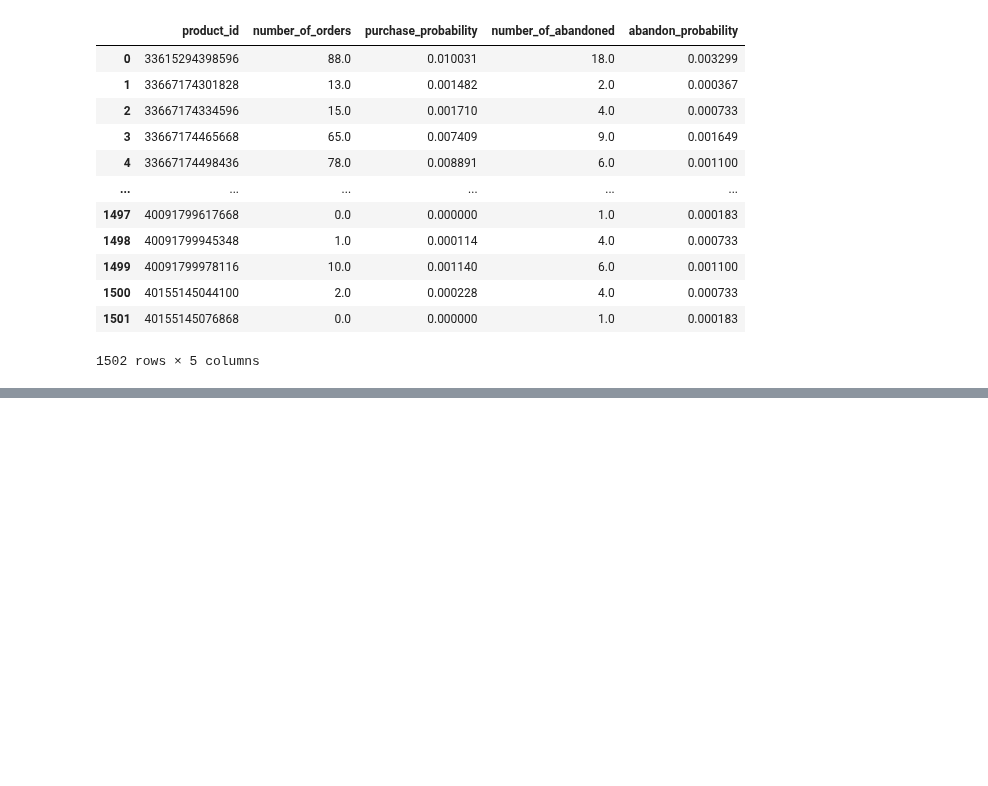
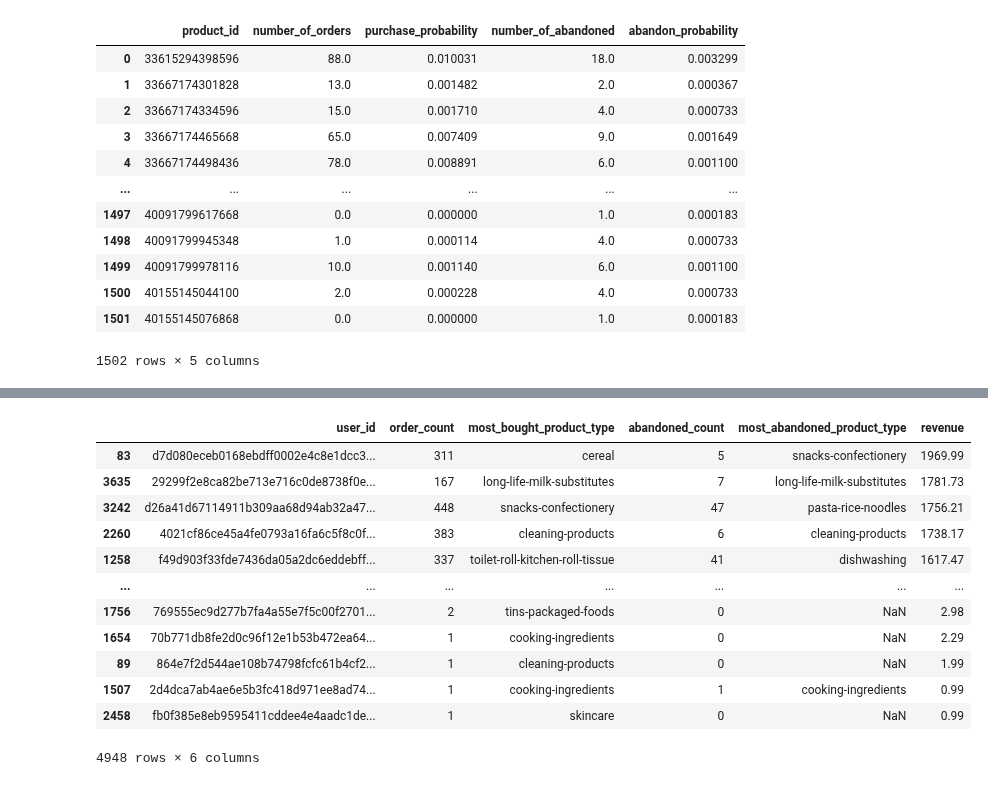
Before and after one commit to eduardodelreal/zrive-ds, a Jupyter notebook: src/module_2/module_2_part_1.ipynb, the cells around one changed output, grey strips where cells are left out. Saved outputs shown, nothing was run; the diff lists cells and outputs as text; code cells hidden in the pictures; blank space fills up the shorter version.

```diff
--- a/src/module_2/module_2_part_1.ipynb
+++ b/src/module_2/module_2_part_1.ipynb
@@ -114,0 +285,53 @@ Gráfico guardado.
+# %%
+def best_users_product_type():
+    # Mapear variant_id a product_type
+    variant_info = df_inventory.set_index('variant_id')[['product_type', 'price']].to_dict('index')
+
+    # Expandir los items ordenados y abandonados en df_orders y df_abandoned_carts
+    expanded_orders = df_orders.explode('ordered_items')
+    expanded_abandoned = df_abandoned_carts.explode('variant_id')
+
+    # Filtrar variant_id en df_orders y df_abandoned_carts que están en df_inventory
+    valid_variants = set(df_inventory['variant_id'])
+    expanded_orders = expanded_orders[expanded_orders['ordered_items'].isin(valid_variants)]
+    expanded_abandoned = expanded_abandoned[expanded_abandoned['variant_id'].isin(valid_variants)]
+
+    # Asignar product_type y price a cada variant_id en los pedidos y abandonos
+    expanded_orders['product_type'] = expanded_orders['ordered_items'].map(lambda x: variant_info[x]['product_type'])
+    expanded_orders['price'] = expanded_orders['ordered_items'].map(lambda x: variant_info[x]['price'])
+    expanded_abandoned['product_type'] = expanded_abandoned['variant_id'].map(lambda x: variant_info[x]['product_type'])
+
+    # Función para manejar grupos vacíos al encontrar el product_type más común
+    def most_common_product_type(x):
+        if len(x) > 0:
+            return x.value_counts().idxmax()
+        else:
+            return None
+
+    # Contar pedidos, abandonos y encontrar product_type más común por user_id
+    user_order_counts = expanded_orders['user_id'].value_counts()
+    user_abandoned_counts = expanded_abandoned['user_id'].value_counts()
+    most_bought_product_type = expanded_orders.groupby('user_id')['product_type'].agg(most_common_product_type)
+    most_abandoned_product_type = expanded_abandoned.groupby('user_id')['product_type'].agg(most_common_product_type)
+
+    # Calcular el revenue por usuario
+    revenue_per_user = expanded_orders.groupby('user_id')['price'].sum()
+
+   # Crear un nuevo DataFrame
+    best_users = pd.DataFrame({
+        'user_id': user_order_counts.index,
+        'order_count': user_order_counts,
+        'most_bought_product_type': most_bought_product_type,
+        'abandoned_count': user_abandoned_counts.reindex(user_order_counts.index, fill_value=0),
+        'most_abandoned_product_type': most_abandoned_product_type.reindex(user_order_counts.index),
+        'revenue': revenue_per_user
+    }).reset_index(drop=True)
+
+    # Ordenar el DataFrame por 'revenue' en orden descendente
+    best_users = best_users.sort_values(by='revenue', ascending=False)
+
+    print(best_users.head())
+    return best_users
+
+best_users_product_type()
+# %% [output]
@@ -114,0 +358,13 @@ Gráfico guardado.
+|  | user_id | order_count | most_bought_product_type | abandoned_count | most_abandoned_product_type | revenue |
+| 83 | d7d080eceb0168ebdff0002e4c8e1dcc3... | 311 | cereal | 5 | snacks-confectionery | 1969.99 |
+| 3635 | 29299f2e8ca82be713e716c0de8738f0e... | 167 | long-life-milk-substitutes | 7 | long-life-milk-substitutes | 1781.73 |
+| 3242 | d26a41d67114911b309aa68d94ab32a47... | 448 | snacks-confectionery | 47 | pasta-rice-noodles | 1756.21 |
+| 2260 | 4021cf86ce45a4fe0793a16fa6c5f8c0f... | 383 | cleaning-products | 6 | cleaning-products | 1738.17 |
+| 1258 | f49d903f33fde7436da05a2dc6eddebff... | 337 | toilet-roll-kitchen-roll-tissue | 41 | dishwashing | 1617.47 |
+| ... | ... | ... | ... | ... | ... | ... |
+| 1756 | 769555ec9d277b7fa4a55e7f5c00f2701... | 2 | tins-packaged-foods | 0 | NaN | 2.98 |
+| 1654 | 70b771db8fe2d0c96f12e1b53b472ea64... | 1 | cooking-ingredients | 0 | NaN | 2.29 |
+| 89 | 864e7f2d544ae108b74798fcfc61b4cf2... | 1 | cleaning-products | 0 | NaN | 1.99 |
+| 1507 | 2d4dca7ab4ae6e5b3fc418d971ee8ad74... | 1 | cooking-ingredients | 1 | cooking-ingredients | 0.99 |
+| 2458 | fb0f385e8eb9595411cddee4e4aadc1de... | 1 | skincare | 0 | NaN | 0.99 |
+4948 rows × 6 columns
```
Also changed, not shown: parts of 11 cells of this notebook, 2 other files.
